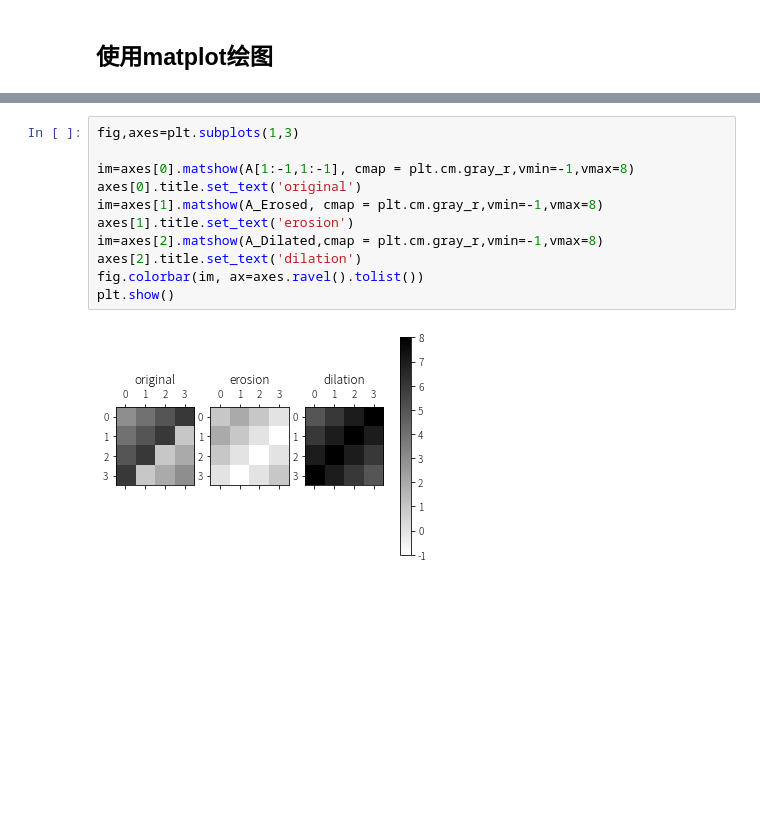
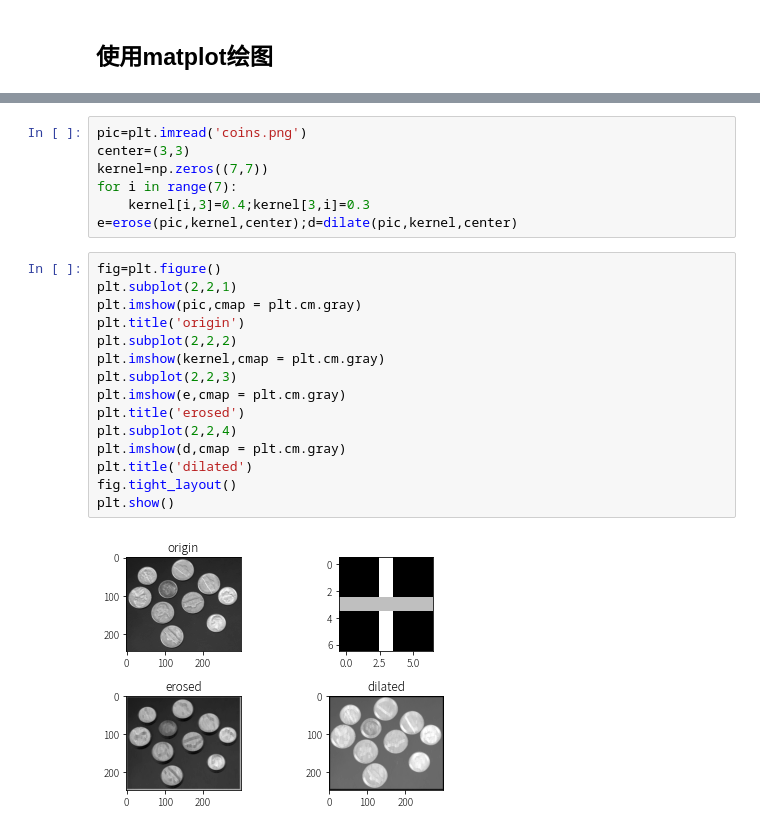
Before and after one commit to xsro/university-learning-code, a Jupyter notebook: 6数字图像与视频处理/灰度腐蚀与膨胀运算/DilationErrosion.ipynb, the cells around one changed output, grey strips where cells are left out. Saved outputs shown, nothing was run; the diff lists cells and outputs as text; blank space fills up the shorter version.

```diff
--- a/6数字图像与视频处理/灰度腐蚀与膨胀运算/DilationErrosion.ipynb
+++ b/6数字图像与视频处理/灰度腐蚀与膨胀运算/DilationErrosion.ipynb
@@ -107,13 +110,24 @@ plt.show()
-# %%
-fig,axes=plt.subplots(1,3)
-
-im=axes[0].matshow(A[1:-1,1:-1], cmap = plt.cm.gray_r,vmin=-1,vmax=8)
-axes[0].title.set_text('original')
-im=axes[1].matshow(A_Erosed, cmap = plt.cm.gray_r,vmin=-1,vmax=8)
-axes[1].title.set_text('erosion')
-im=axes[2].matshow(A_Dilated,cmap = plt.cm.gray_r,vmin=-1,vmax=8)
-axes[2].title.set_text('dilation')
-fig.colorbar(im, ax=axes.ravel().tolist())
-plt.show()
-# %% [output]
-[figure, removed]
+# %%
+pic=plt.imread('coins.png')
+center=(3,3)
+kernel=np.zeros((7,7))
+for i in range(7):
+    kernel[i,3]=0.4;kernel[3,i]=0.3
+e=erose(pic,kernel,center);d=dilate(pic,kernel,center)
+# %%
+fig=plt.figure()
+plt.subplot(2,2,1)
+plt.imshow(pic,cmap = plt.cm.gray)
+plt.title('origin')
+plt.subplot(2,2,2)
+plt.imshow(kernel,cmap = plt.cm.gray)
+plt.subplot(2,2,3)
+plt.imshow(e,cmap = plt.cm.gray)
+plt.title('erosed')
+plt.subplot(2,2,4)
+plt.imshow(d,cmap = plt.cm.gray)
+plt.title('dilated')
+fig.tight_layout()
+plt.show()
+# %% [output]
+[figure, added]
```
Also changed, not shown: parts of 9 cells of this notebook, 1 other file.
